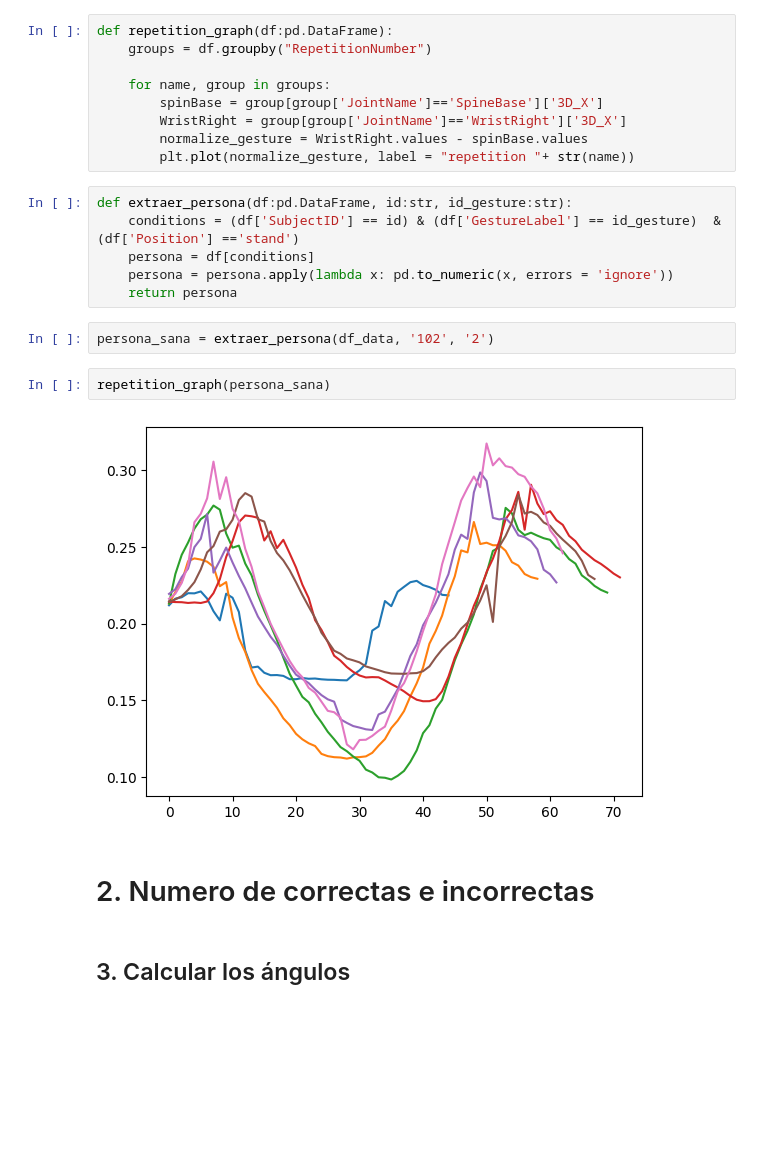
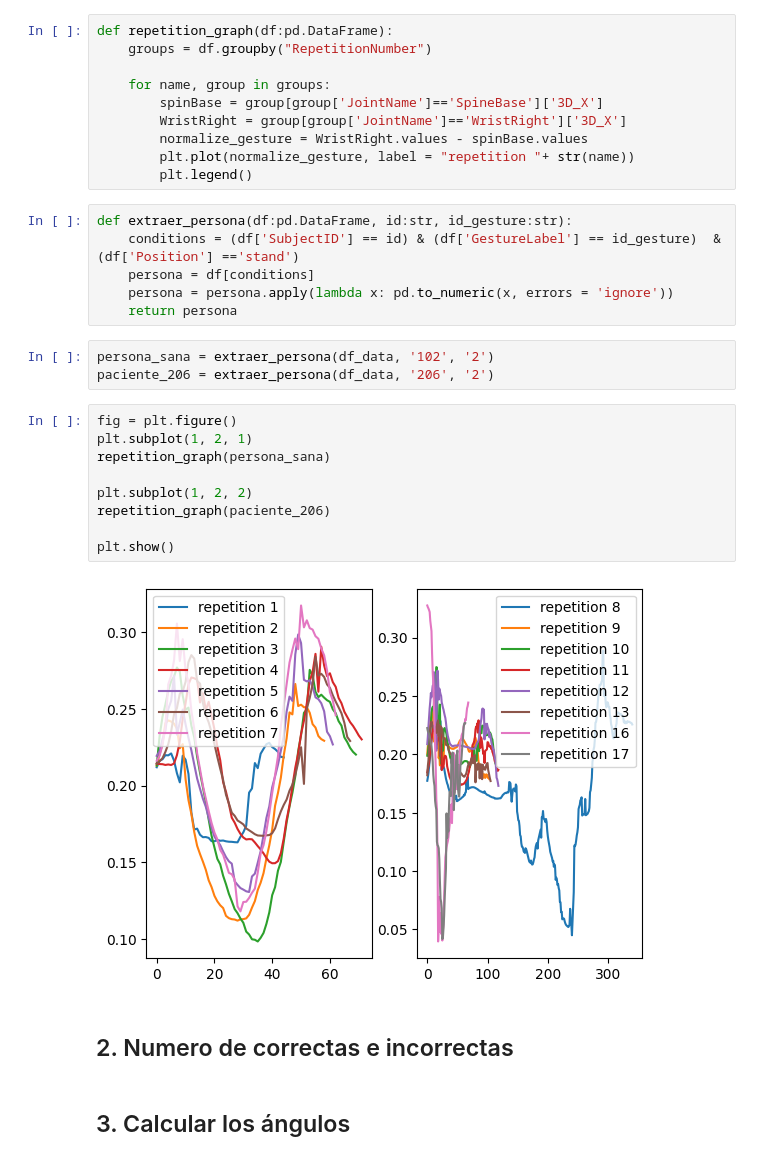
Before and after one commit to nmartinser/Telerehabilitation, a Jupyter notebook: notebooks/analisis_datos.ipynb, the cells around one changed output. Drawn from its saved outputs; the diff is of its cells as text; blank space fills up the shorter version.

```diff
--- a/notebooks/analisis_datos.ipynb
+++ b/notebooks/analisis_datos.ipynb
@@ -28,6 +29,7 @@ def repetition_graph(df:pd.DataFrame):
         WristRight = group[group['JointName']=='WristRight']['3D_X']
         normalize_gesture = WristRight.values - spinBase.values
         plt.plot(normalize_gesture, label = "repetition "+ str(name))
+        plt.legend()
 # %%
 def extraer_persona(df:pd.DataFrame, id:str, id_gesture:str):
     conditions = (df['SubjectID'] == id) & (df['GestureLabel'] == id_gesture)  & (df['Position'] =='stand')
@@ -36,12 +38,20 @@ def extraer_persona(df:pd.DataFrame, id:str, id_gesture:str):
     return persona
 # %%
 persona_sana = extraer_persona(df_data, '102', '2')
+paciente_206 = extraer_persona(df_data, '206', '2')
-# %%
-repetition_graph(persona_sana)
-# %% [output]
-[figure, removed]
+# %%
+fig = plt.figure()
+plt.subplot(1, 2, 1)
+repetition_graph(persona_sana)
+
+plt.subplot(1, 2, 2)
+repetition_graph(paciente_206)
+
+plt.show()
+# %% [output]
+[figure, added]
 # %% [markdown]
-# 2. Numero de correctas e incorrectas
+## 2. Numero de correctas e incorrectas
 # %% [markdown]
 ## 3. Calcular los ángulos
 # %% [markdown]
```
Also changed, not shown: parts of 5 cells of this notebook.
